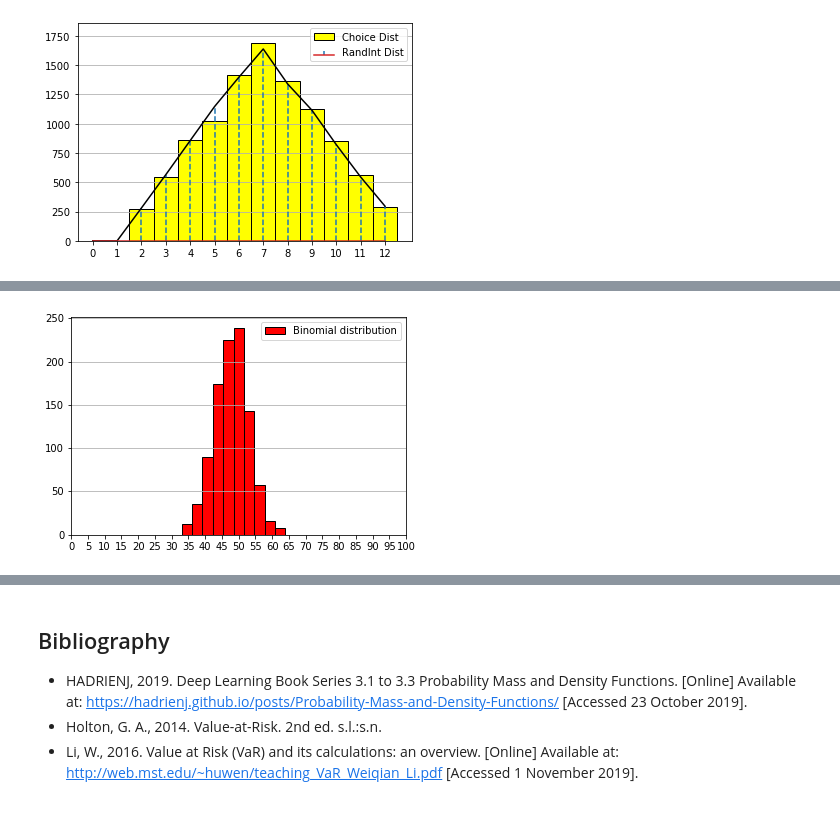
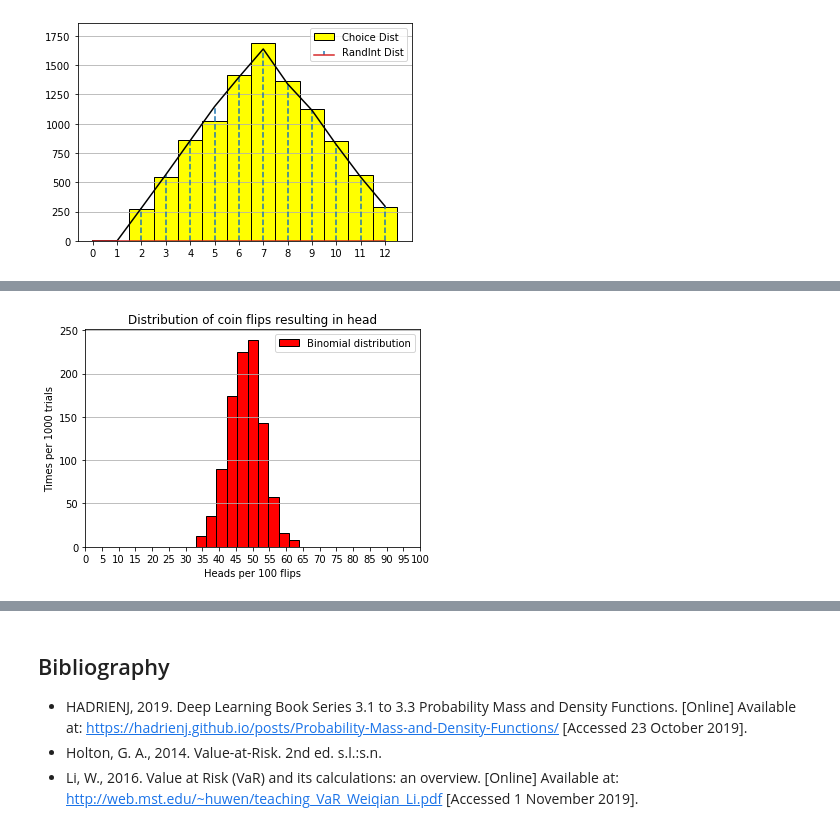
Before and after one commit to Clauric/GMIT_PfDA_Assessment, a Jupyter notebook: Numpy Assignment.ipynb, the cells around one changed output, grey strips where cells are left out. Drawn from its saved outputs; the diff is of its cells as text; code cells hidden in the pictures.

```diff
--- a/Numpy Assignment.ipynb
+++ b/Numpy Assignment.ipynb
@@ -341,31 +336,36 @@ np.random.seed(22)
 
 # number of trials
 n = 100
 
 # probability
 p = 0.48
 
 # number of trials
 s = 1000
 
 # run the binmomial distribution
 x = np.random.binomial(n,p, size=s)
 
 # plot for the binomial
 plt.hist(x, label="Binomial distribution", color="red", edgecolor="black")
 
 # show legend in plot
 plt.legend()
 
 # show girdlines on y axis
 plt.grid(b=True, axis="y")
 
 # plot ticks from 0 - 100, in increments of 5 for x axis
 # plot ticks from 0 - 250, in increments of 50 for y axis
 plt.xticks(np.arange(start=0, stop=101, step=5))
 plt.yticks(np.arange(start=0, stop=300, step=50))
 
+# show title and axial labels
+plt.title("Distribution of coin flips resulting in head")
+plt.xlabel("Heads per 100 flips")
+plt.ylabel("Times per 1000 trials")
+
 # show plot
 plt.show()
 # %% [output]
-[figure, old version]
+[figure, new version]
```
Also changed, not shown: parts of 8 cells of this notebook.
